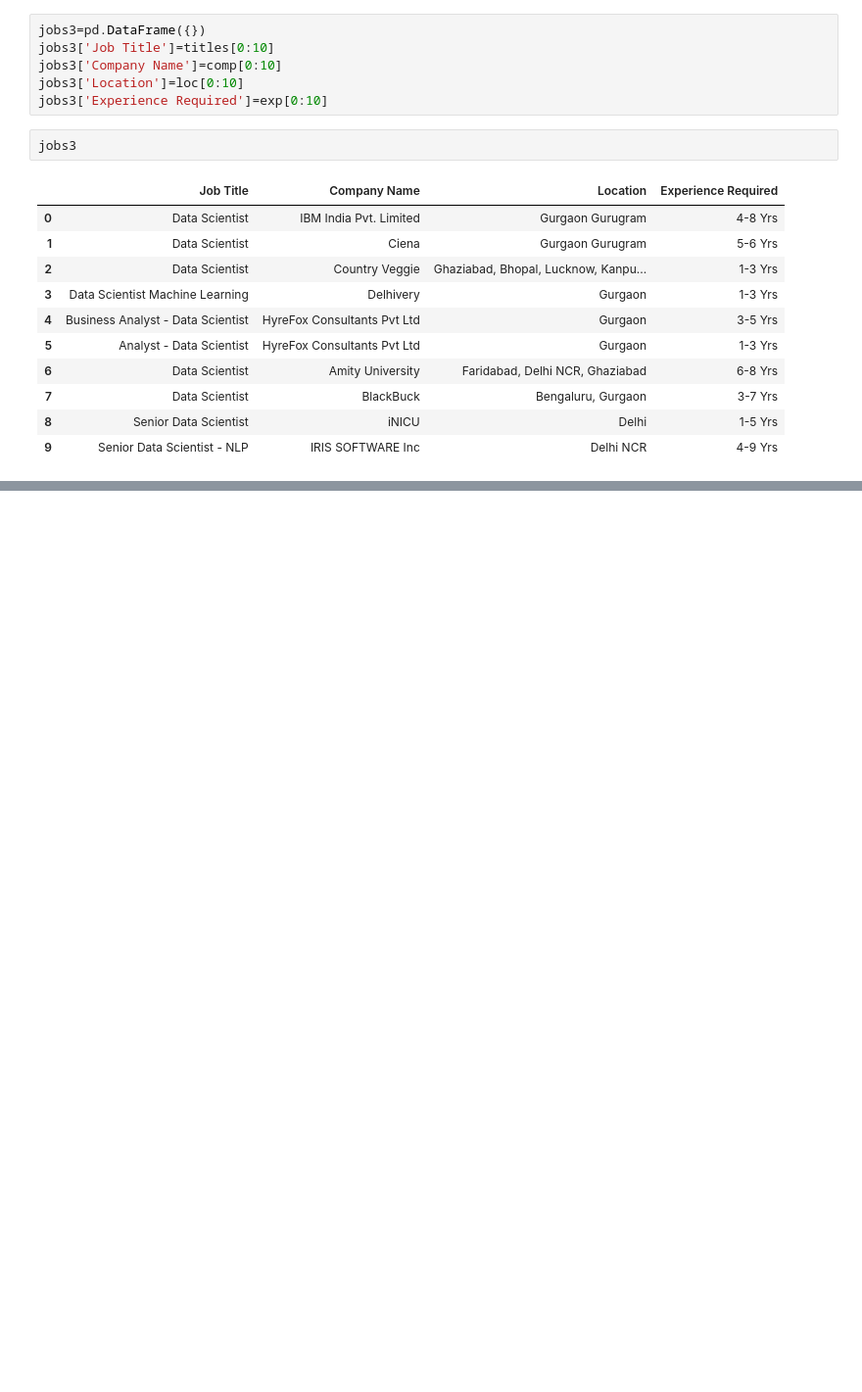
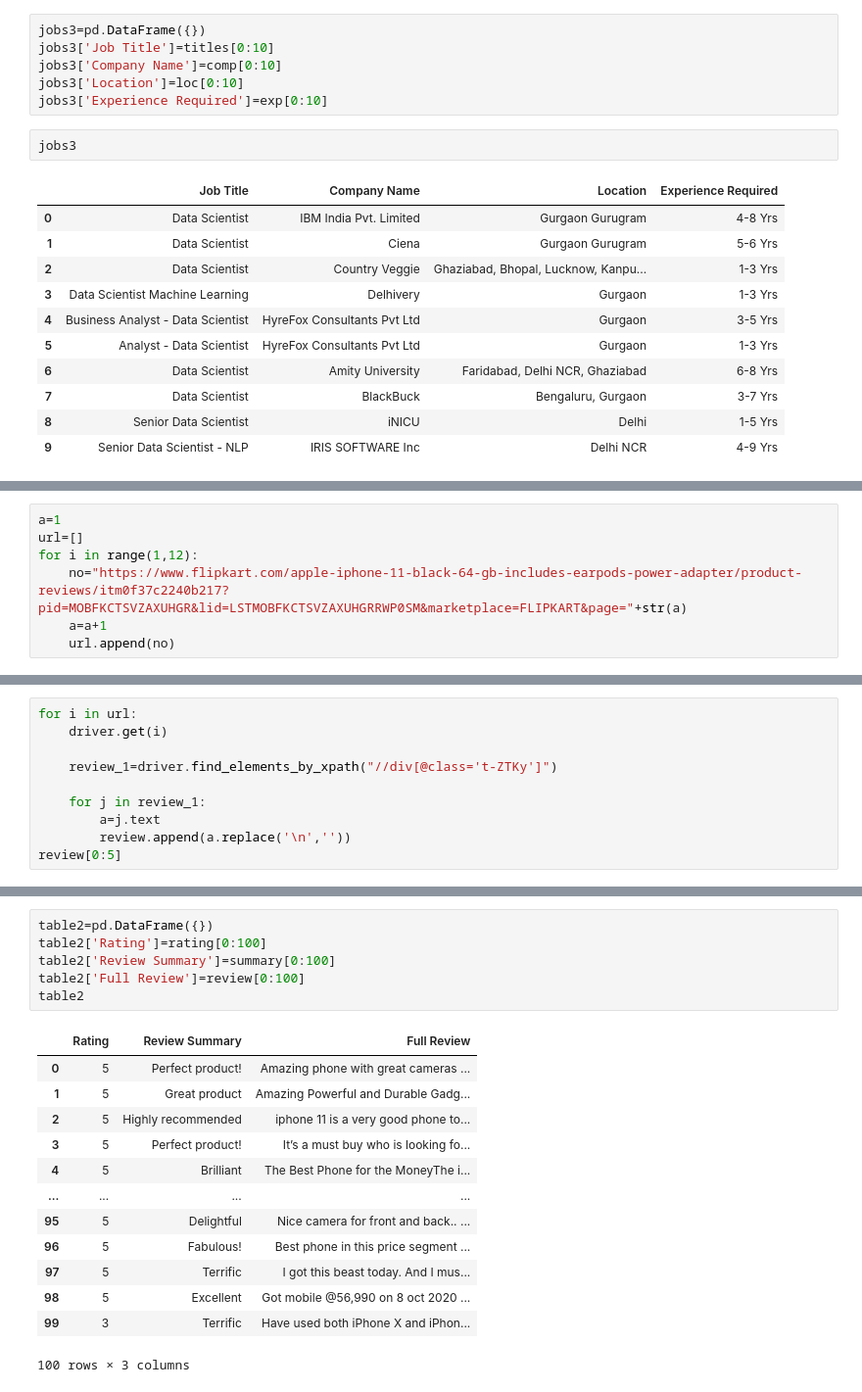
Before and after one commit to swanandsb/Flip-Robo-Projects, a Jupyter notebook: Web Scraping Assignment - 2.ipynb, the cells around one changed output, grey strips where cells are left out. Shown at 98% size. Saved outputs shown, nothing was run; the diff lists cells and outputs as text; blank space fills up the shorter version.

```diff
--- a/Web Scraping Assignment - 2.ipynb
+++ b/Web Scraping Assignment - 2.ipynb
@@ -329,0 +605,7 @@ jobs3
+# %%
+a=1
+url=[]
+for i in range(1,12):
+    no="https://www.flipkart.com/apple-iphone-11-black-64-gb-includes-earpods-power-adapter/product-reviews/itm0f37c2240b217?pid=MOBFKCTSVZAXUHGR&lid=LSTMOBFKCTSVZAXUHGRRWP0SM&marketplace=FLIPKART&page="+str(a)
+    a=a+1
+    url.append(no)
@@ -329,0 +640,10 @@ jobs3
+# %%
+for i in url:
+    driver.get(i)
+
+    review_1=driver.find_elements_by_xpath("//div[@class='t-ZTKy']")
+
+    for j in review_1:
+        a=j.text
+        review.append(a.replace('\n',''))
+review[0:5]
@@ -329,0 +656,20 @@ jobs3
+# %%
+table2=pd.DataFrame({})
+table2['Rating']=rating[0:100]
+table2['Review Summary']=summary[0:100]
+table2['Full Review']=review[0:100]
+table2
+# %% [output]
+|  | Rating | Review Summary | Full Review |
+| 0 | 5 | Perfect product! | Amazing phone with great cameras ... |
+| 1 | 5 | Great product | Amazing Powerful and Durable Gadg... |
+| 2 | 5 | Highly recommended | iphone 11 is a very good phone to... |
+| 3 | 5 | Perfect product! | It’s a must buy who is looking fo... |
+| 4 | 5 | Brilliant | The Best Phone for the MoneyThe i... |
+| ... | ... | ... | ... |
+| 95 | 5 | Delightful | Nice camera for front and back.. ... |
+| 96 | 5 | Fabulous! | Best phone in this price segment ... |
+| 97 | 5 | Terrific | I got this beast today. And I mus... |
+| 98 | 5 | Excellent | Got mobile @56,990 on 8 oct 2020 ... |
+| 99 | 3 | Terrific | Have used both iPhone X and iPhon... |
+100 rows × 3 columns
```
Also changed, not shown: parts of 99 cells of this notebook.
